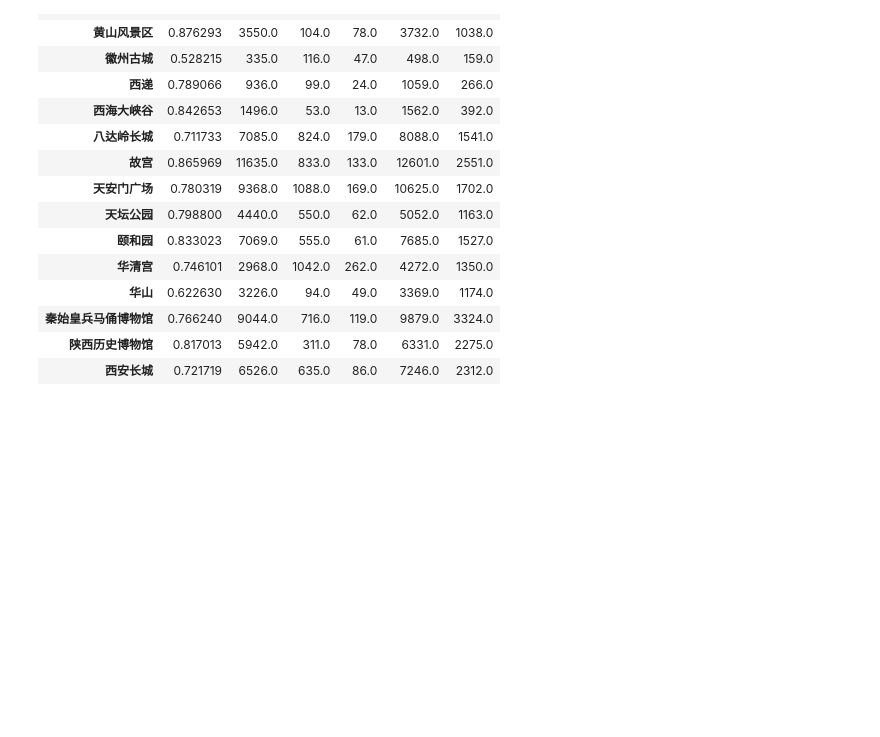
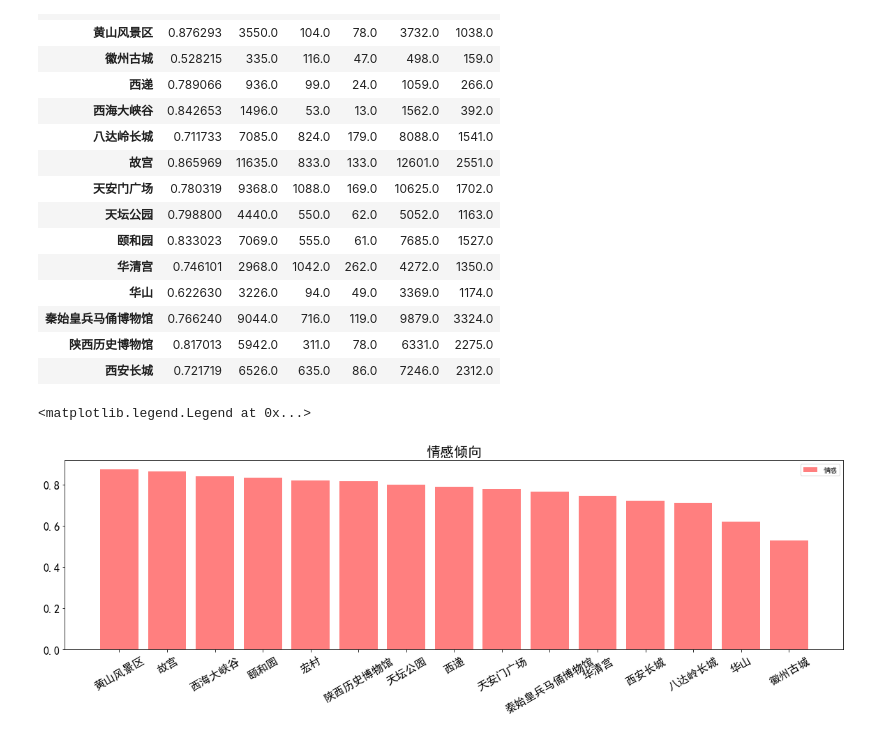
Before and after one commit to QuLiao1117/light-web-crawler, a Jupyter notebook: projects/analysis/data analysis.ipynb, the cells around one changed output. Saved outputs shown, nothing was run; the diff lists cells and outputs as text; code cells hidden in the pictures; blank space fills up the shorter version.

```diff
--- a/projects/analysis/data analysis.ipynb
+++ b/projects/analysis/data analysis.ipynb
@@ -44,3 +27,22 @@ data
 | 秦始皇兵马俑博物馆 | 0.766240 | 9044.0 | 716.0 | 119.0 | 9879.0 | 3324.0 |
 | 陕西历史博物馆 | 0.817013 | 5942.0 | 311.0 | 78.0 | 6331.0 | 2275.0 |
 | 西安长城 | 0.721719 | 6526.0 | 635.0 | 86.0 | 7246.0 | 2312.0 |
+# %%
+emotion=data['情感倾向'].sort_values(ascending=False)
+good=data['好评'].sort_values(ascending=False)
+neutual=data['中评'].sort_values(ascending=False)
+bad=data['差评'].sort_values(ascending=False)
+total=data['总评论数'].sort_values(ascending=False)
+pic=data['有图'].sort_values(ascending=False)
+# %%
+plt.rcParams['font.sans-serif']=['SimHei']#显示中文标签
+plt.rcParams['axes.unicode_minus']=False
+fig = plt.figure(figsize=(20, 5))
+plt.xticks(rotation=30)
+plt.tick_params(labelsize=16)
+plt.title('情感倾向',size=20)
+plt.bar(emotion.index.values,emotion.values,color='r',alpha=0.5,label="情感")
+plt.legend()
+# %% [output]
+<matplotlib.legend.Legend at 0x...>
+[figure, added]
```
Also changed, not shown: parts of 19 cells of this notebook.
